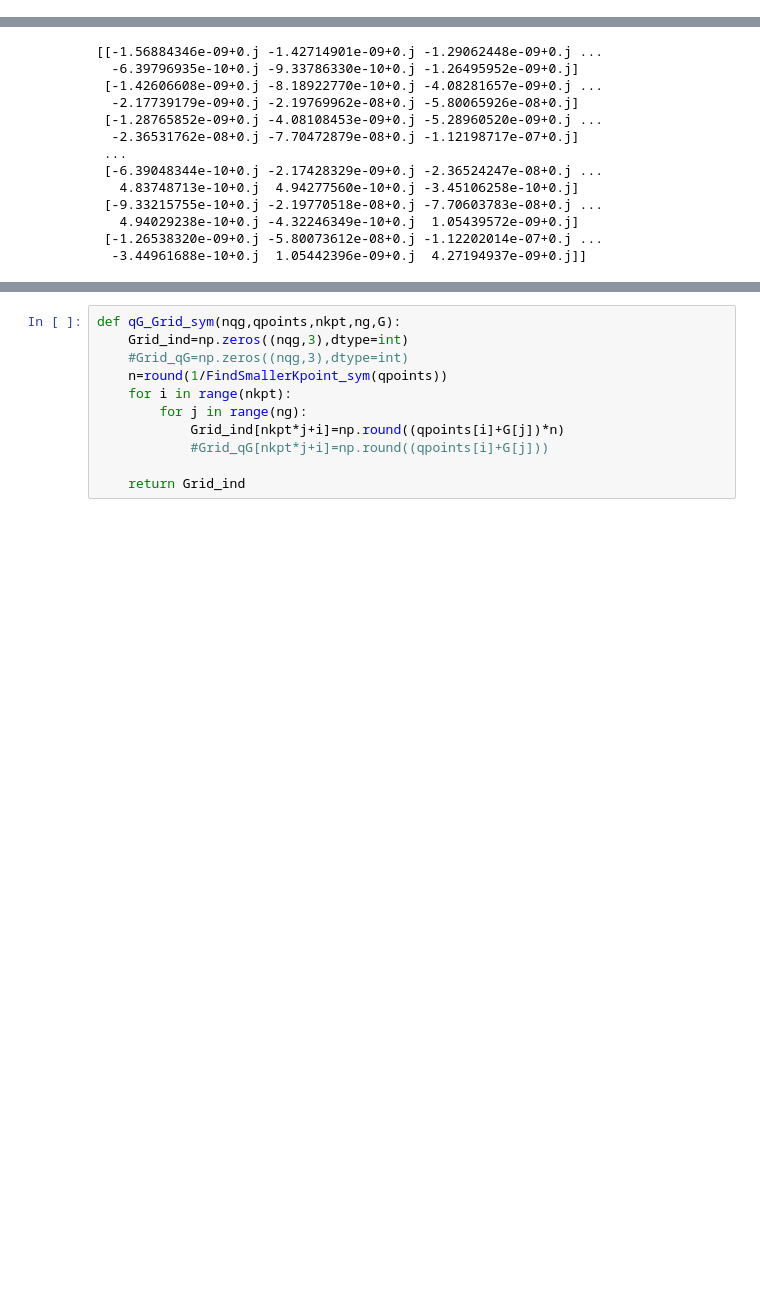
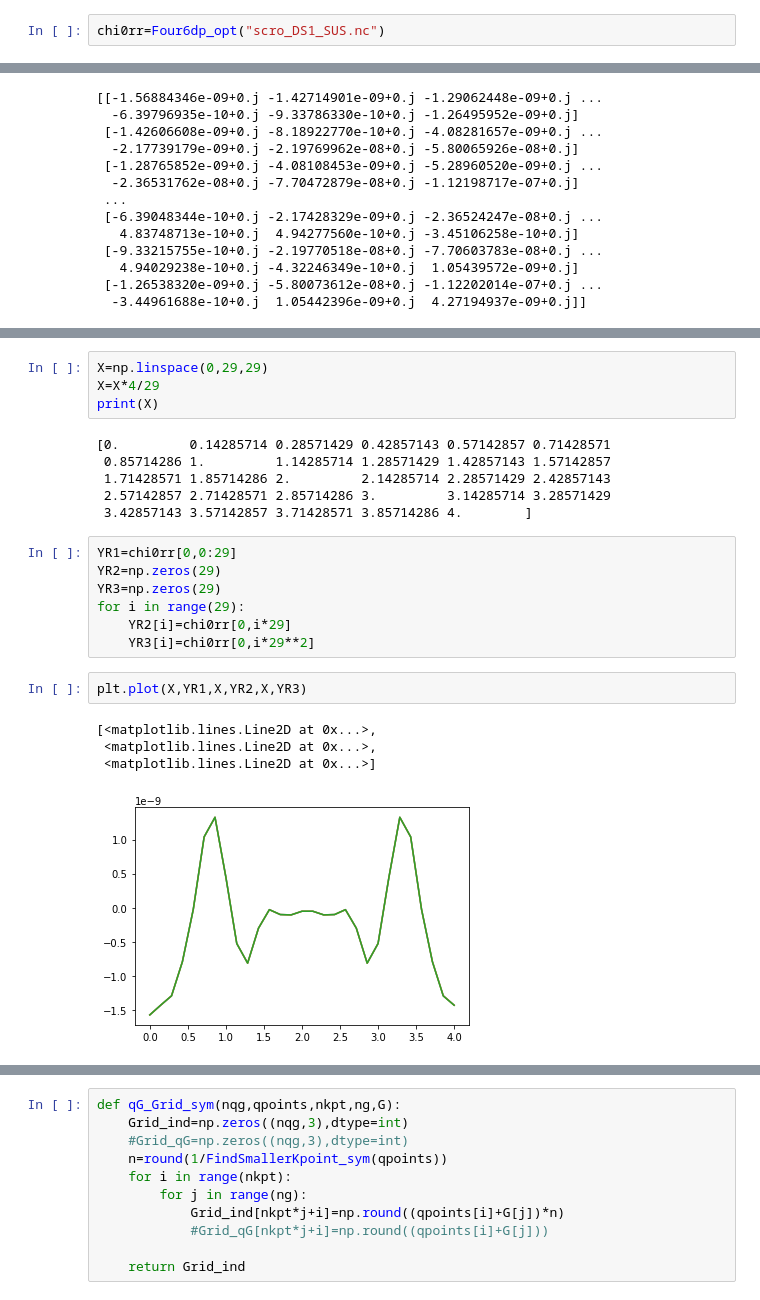
Before and after one commit to acloots2/Thesis_SURFASCOPE, a Jupyter notebook: Fourier.ipynb, the cells around one changed output, grey strips where cells are left out. Cells and saved outputs as stored; diff of their text form; blank space fills up the shorter version.

Commit message:
Code Basis
Different codes are added as a basis for FFT (needs optimisation) with a Jupyter Notebook for visualisation

```diff
--- a/Fourier.ipynb
+++ b/Fourier.ipynb
@@ -285,0 +331,2 @@ The dictionnaries are initialized
+# %%
+chi0rr=Four6dp_opt("scro_DS1_SUS.nc")
@@ -301,0 +399,24 @@ print(chi0rr)
+# %%
+X=np.linspace(0,29,29)
+X=X*4/29
+print(X)
+# %% [output]
+[0.         0.14285714 0.28571429 0.42857143 0.57142857 0.71428571
+ 0.85714286 1.         1.14285714 1.28571429 1.42857143 1.57142857
+ 1.71428571 1.85714286 2.         2.14285714 2.28571429 2.42857143
+ 2.57142857 2.71428571 2.85714286 3.         3.14285714 3.28571429
+ 3.42857143 3.57142857 3.71428571 3.85714286 4.        ]
+# %%
+YR1=chi0rr[0,0:29]
+YR2=np.zeros(29)
+YR3=np.zeros(29)
+for i in range(29):
+    YR2[i]=chi0rr[0,i*29]
+    YR3[i]=chi0rr[0,i*29**2]
+# %%
+plt.plot(X,YR1,X,YR2,X,YR3)
+# %% [output]
+[<matplotlib.lines.Line2D at 0x...>,
+ <matplotlib.lines.Line2D at 0x...>,
+ <matplotlib.lines.Line2D at 0x...>]
+[figure, added]
```
Also changed, not shown: parts of 26 cells of this notebook, 4 other files.
